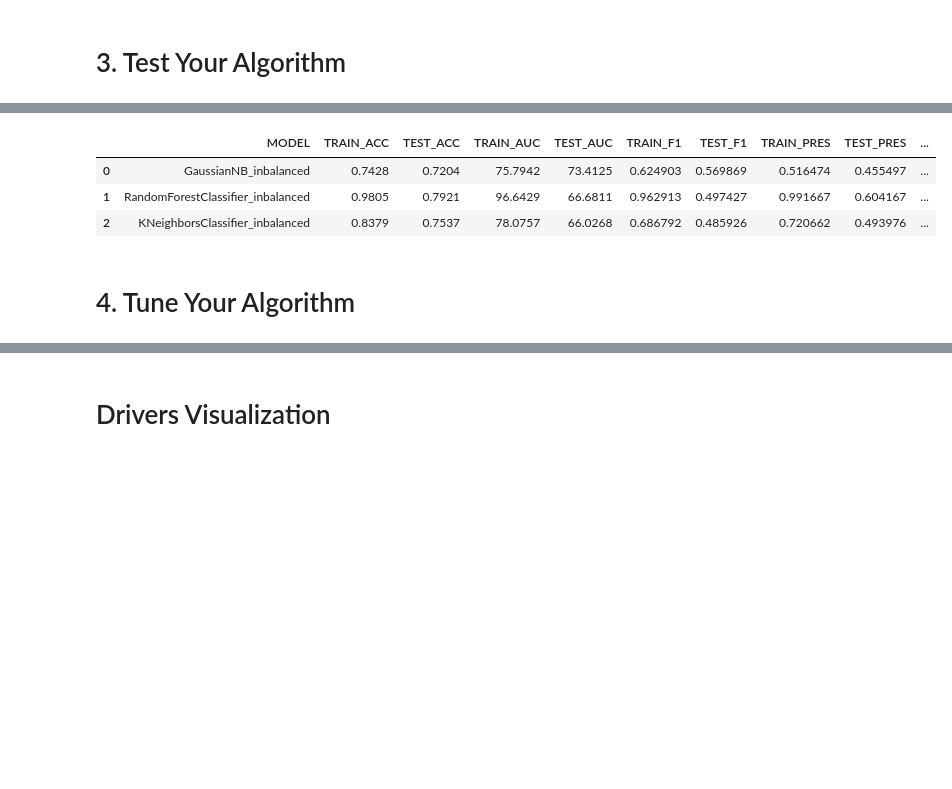
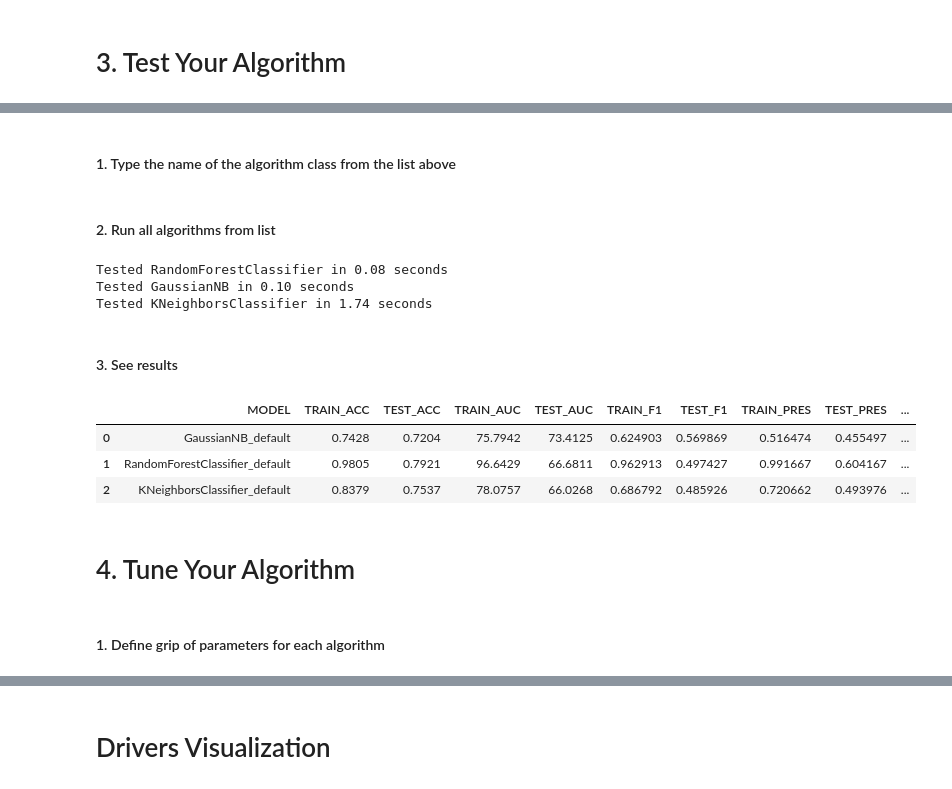
Before and after one commit to zikrach/ML_workshop, a Jupyter notebook: ML_Game_Scenario.ipynb, the cells around one changed output, grey strips where cells are left out. Cells and saved outputs as stored; diff of their text form; code cells hidden in the pictures; blank space fills up the shorter version.

```diff
--- a/ML_Game_Scenario.ipynb
+++ b/ML_Game_Scenario.ipynb
@@ -207,6 +176,7 @@ pd.set_option('display.max_columns', 500)
 4. Demographic info about customers – gender, age range, and if they have partners and dependents
 # %%
 data=pd.read_csv("data/WA_Fn-UseC_-Telco-Customer-Churn.csv", sep=',', decimal='.', na_values=' ',
-                 na_filter=True)
+                 na_filter=True, index_col='customerID')
+
 data.head()
 # %% [output]
@@ -261,3 +233,0 @@ df.plot( kind='bar')
-# %%
-data['TotalCharges'] = data['TotalCharges'].fillna(0)#=input(lambda x: 0 if math.isnan(x) else x, data['TotalCharges'])
-data.head()
@@ -330,0 +234,3 @@ df_cat.head()
+# %%
+data_preprocess, target = data_preprocessing(data)
+data_preprocess.shape
@@ -412,0 +307,2 @@ Tested KNeighborsClassifier in 1.88 seconds
+# %% [markdown]
+#### 1. Type the name of the algorithm class from the list above
@@ -413,15 +311,27 @@ Tested KNeighborsClassifier in 1.88 seconds
+# %% [markdown]
+#### 2. Run all algorithms from list
+# %%
+_,_, models = fit_model(algs, data_preprocess, target, seed)
+# %% [output]
+Tested RandomForestClassifier in 0.08 seconds
+Tested GaussianNB in 0.10 seconds
+Tested KNeighborsClassifier in 1.74 seconds
+# %% [markdown]
+#### 3. See results
 # %%
 models.sort_values(by='TEST_AUC',
-                   ascending=False).reset_index().loc[:, ['MODEL', 'TRAIN_ACC','TEST_ACC','TRAIN_AUC', 'TEST_AUC',
-                                                          'TRAIN_F1', 'TEST_F1','TRAIN_PRES', 'TEST_PRES',
-                                                          'TRAINING_TIME', 'PREDICTION_TIME']]
+                   ascending=False).reset_index().loc[:, ['MODEL', 'TRAIN_ACC','TEST_ACC','TRAIN_AUC',
+                                                          'TEST_AUC', 'TRAIN_F1', 'TEST_F1','TRAIN_PRES',
+                                                          'TEST_PRES', 'TRAINING_TIME', 'PREDICTION_TIME']]
 # %% [output]
 |  | MODEL | TRAIN_ACC | TEST_ACC | TRAIN_AUC | TEST_AUC | TRAIN_F1 | TEST_F1 | TRAIN_PRES | TEST_PRES | ... |
-| 0 | GaussianNB_inbalanced | 0.7428 | 0.7204 | 75.7942 | 73.4125 | 0.624903 | 0.569869 | 0.516474 | 0.455497 | ... |
-| 1 | RandomForestClassifier_inbalanced | 0.9805 | 0.7921 | 96.6429 | 66.6811 | 0.962913 | 0.497427 | 0.991667 | 0.604167 | ... |
-| 2 | KNeighborsClassifier_inbalanced | 0.8379 | 0.7537 | 78.0757 | 66.0268 | 0.686792 | 0.485926 | 0.720662 | 0.493976 | ... |
+| 0 | GaussianNB_default | 0.7428 | 0.7204 | 75.7942 | 73.4125 | 0.624903 | 0.569869 | 0.516474 | 0.455497 | ... |
+| 1 | RandomForestClassifier_default | 0.9805 | 0.7921 | 96.6429 | 66.6811 | 0.962913 | 0.497427 | 0.991667 | 0.604167 | ... |
+| 2 | KNeighborsClassifier_default | 0.8379 | 0.7537 | 78.0757 | 66.0268 | 0.686792 | 0.485926 | 0.720662 | 0.493976 | ... |
 # %% [markdown]
 # 4. Tune Your Algorithm
+# %% [markdown]
+#### 1. Define grip of parameters for each algorithm
 # %%
 search_space = {
   'LinearSVC': [{'random_state': [seed]}, {
```
Also changed, not shown: parts of 41 cells of this notebook, 4 other files.
